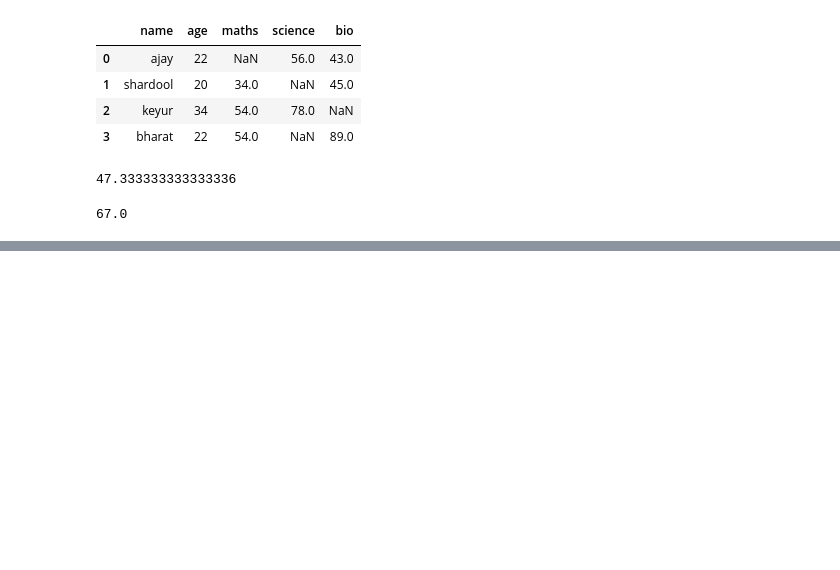
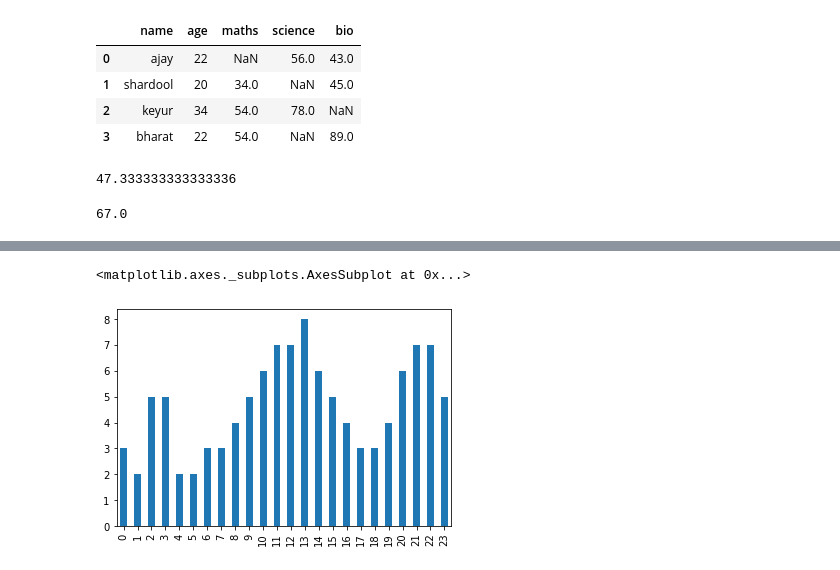
Before and after one commit to ajayyadav1998/python3pm, a Jupyter notebook: Introduction to pandas.ipynb, the cells around one changed output, grey strips where cells are left out. Saved outputs shown, nothing was run; the diff lists cells and outputs as text; code cells hidden in the pictures; blank space fills up the shorter version.

```diff
--- a/Introduction to pandas.ipynb
+++ b/Introduction to pandas.ipynb
@@ -435,0 +526,2 @@ dataframe['science'].mean()
+# %%
+s = pd.Series([3,2,5,5,2,2,3,3,4,5,6,7,7,8,6,5,4,3,3,4,6,7,7,5])
@@ -435,0 +543,5 @@ dataframe['science'].mean()
+# %%
+s.plot(kind='bar')
+# %% [output]
+<matplotlib.axes._subplots.AxesSubplot at 0x...>
+[figure, added]
```
Also changed, not shown: parts of 31 cells of this notebook, 1 other file.
